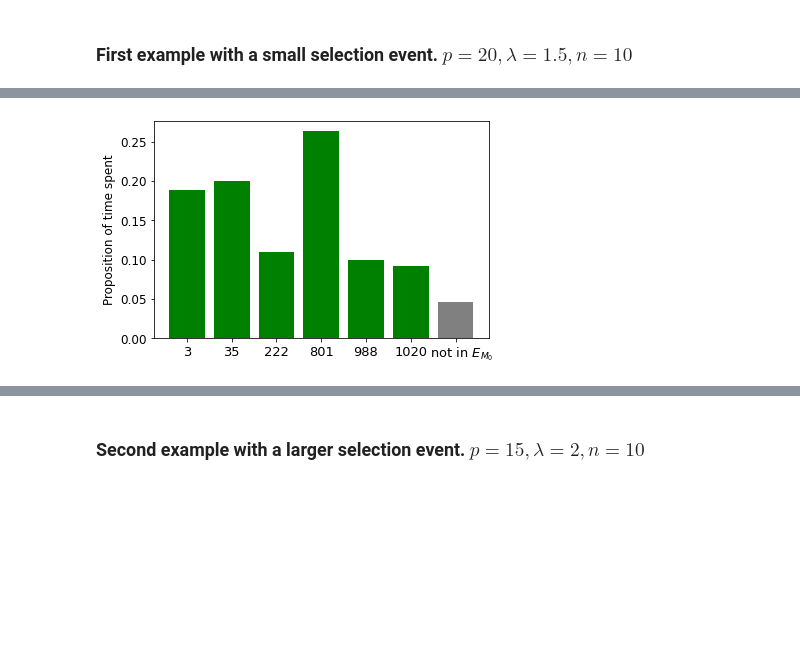
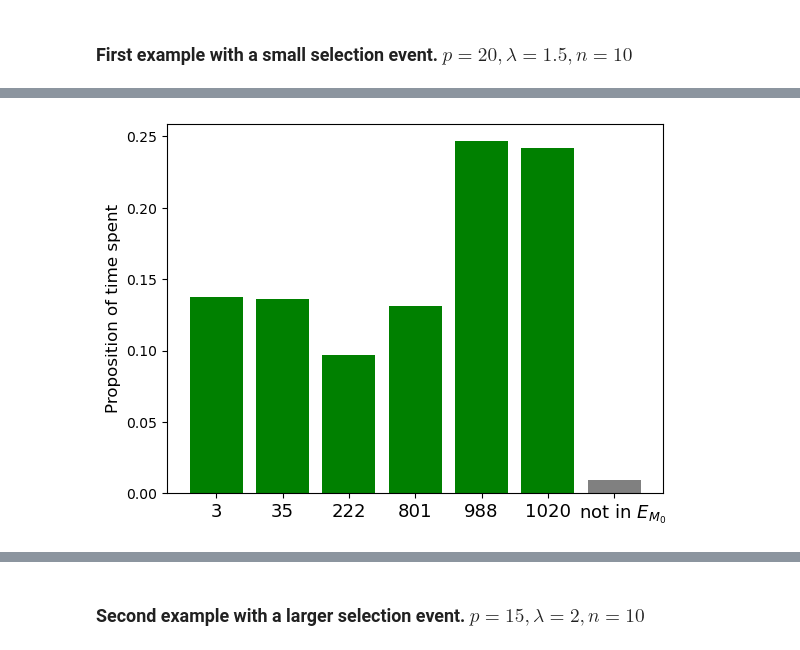
Before and after one commit to quentin-duchemin/SIGLE, a Jupyter notebook: experiments_paper.ipynb, the cells around one changed output, grey strips where cells are left out. Cells and saved outputs as stored; diff of their text form; code cells hidden in the pictures; blank space fills up the shorter version.

```diff
--- a/experiments_paper.ipynb
+++ b/experiments_paper.ipynb
@@ -19,5 +20,6 @@ print('Size of the selection event: ', len(ls_states_admissibles))
 def linear_temperature(t):
     return 0.2/np.log(t+1)
 
-states, ls_FNR, energies = model.SEI_SLR(total_length_SEISLR_path=50000, backup_start_time=2000, temperature=linear_temperature, repulsing_force=True, random_start=True, conditioning_signs=False, seed=0)
+T = 100000
+states, ls_FNR, energies = model.SEI_SLR(total_length_SEISLR_path=T, backup_start_time=2000, temperature=linear_temperature, repulsing_force=True, random_start=True, conditioning_signs=False, seed=10,  time_irreducible=1/T)
 # %%
@@ -27,7 +29,7 @@ model.last_visited_states(states, ls_states_admissibles)
 # %%
-model.histo_time_in_selection_event(states, ls_states_admissibles)
+model.histo_time_in_selection_event(states, ls_states_admissibles, figname="histo_last_visited_states1.png")
 # %% [output]
-[figure, old version]
+[figure, new version]
 # %%
 q = len(ls_states_admissibles)
 cov = np.zeros((q,q))
```
Also changed, not shown: parts of 8 cells of this notebook, 3 other files.
